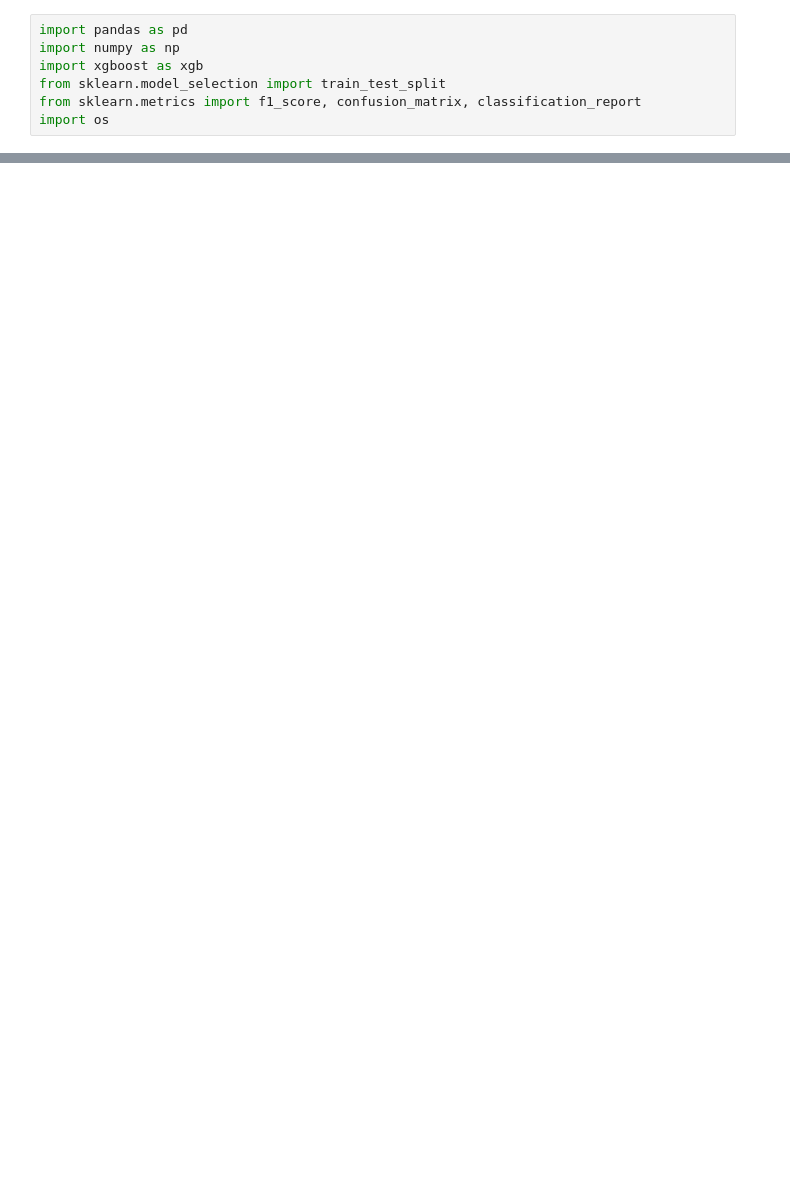
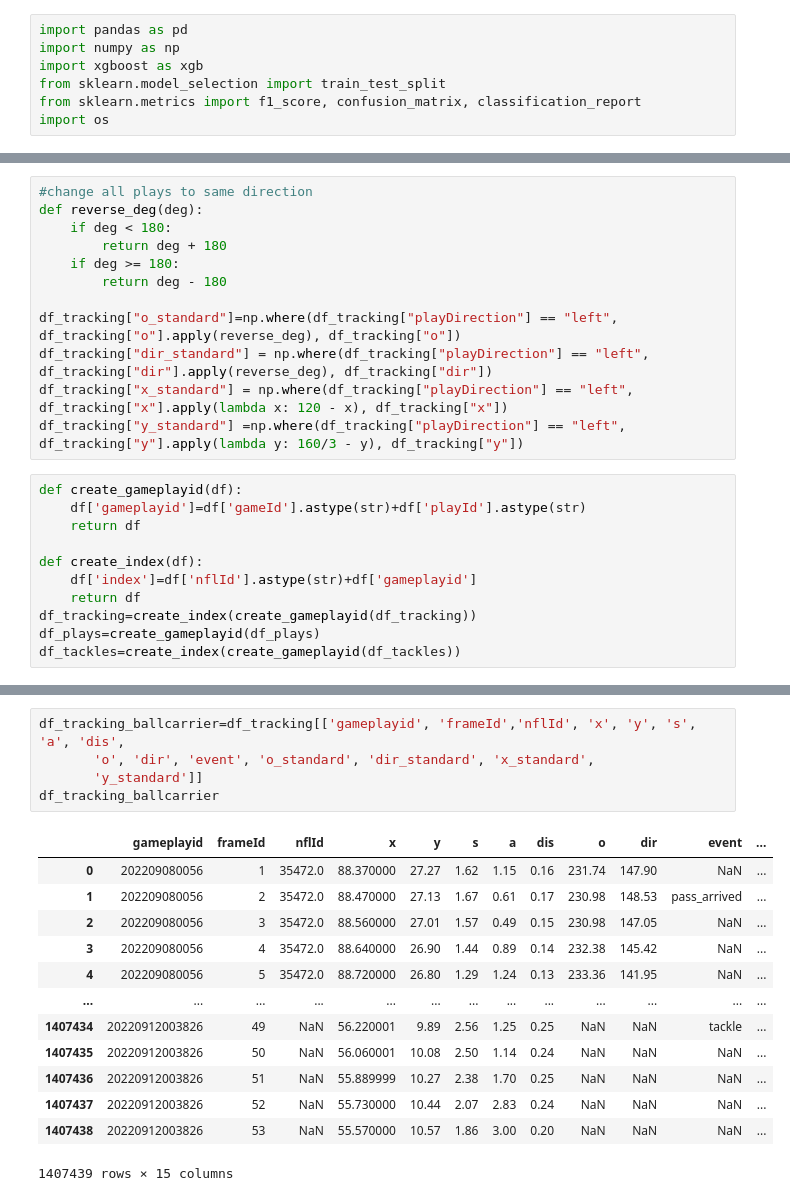
Before and after one commit to DamjanZlatinov/NFL_BDB_2024, a Jupyter notebook: notebooks/tackle_prediction_poc.ipynb, the cells around one changed output, grey strips where cells are left out. Saved outputs shown, nothing was run; the diff lists cells and outputs as text; blank space fills up the shorter version.

```diff
--- a/notebooks/tackle_prediction_poc.ipynb
+++ b/notebooks/tackle_prediction_poc.ipynb
@@ -381,0 +58,23 @@ weighted avg       0.94      0.79      0.84      6482
+# %%
+#change all plays to same direction
+def reverse_deg(deg):
+    if deg < 180:
+        return deg + 180
+    if deg >= 180:
+        return deg - 180
+
+df_tracking["o_standard"]=np.where(df_tracking["playDirection"] == "left", df_tracking["o"].apply(reverse_deg), df_tracking["o"])
+df_tracking["dir_standard"] = np.where(df_tracking["playDirection"] == "left", df_tracking["dir"].apply(reverse_deg), df_tracking["dir"])
+df_tracking["x_standard"] = np.where(df_tracking["playDirection"] == "left", df_tracking["x"].apply(lambda x: 120 - x), df_tracking["x"])
+df_tracking["y_standard"] =np.where(df_tracking["playDirection"] == "left",  df_tracking["y"].apply(lambda y: 160/3 - y), df_tracking["y"])
+# %%
+def create_gameplayid(df):
+    df['gameplayid']=df['gameId'].astype(str)+df['playId'].astype(str)
+    return df
+
+def create_index(df):
+    df['index']=df['nflId'].astype(str)+df['gameplayid']
+    return df
+df_tracking=create_index(create_gameplayid(df_tracking))
+df_plays=create_gameplayid(df_plays)
+df_tackles=create_index(create_gameplayid(df_tackles))
@@ -381,0 +134,19 @@ weighted avg       0.94      0.79      0.84      6482
+# %%
+df_tracking_ballcarrier=df_tracking[['gameplayid', 'frameId','nflId', 'x', 'y', 's', 'a', 'dis',
+       'o', 'dir', 'event', 'o_standard', 'dir_standard', 'x_standard',
+       'y_standard']]
+df_tracking_ballcarrier
+# %% [output]
+|  | gameplayid | frameId | nflId | x | y | s | a | dis | o | dir | event | ... |
+| 0 | 202209080056 | 1 | 35472.0 | 88.370000 | 27.27 | 1.62 | 1.15 | 0.16 | 231.74 | 147.90 | NaN | ... |
+| 1 | 202209080056 | 2 | 35472.0 | 88.470000 | 27.13 | 1.67 | 0.61 | 0.17 | 230.98 | 148.53 | pass_arrived | ... |
+| 2 | 202209080056 | 3 | 35472.0 | 88.560000 | 27.01 | 1.57 | 0.49 | 0.15 | 230.98 | 147.05 | NaN | ... |
+| 3 | 202209080056 | 4 | 35472.0 | 88.640000 | 26.90 | 1.44 | 0.89 | 0.14 | 232.38 | 145.42 | NaN | ... |
+| 4 | 202209080056 | 5 | 35472.0 | 88.720000 | 26.80 | 1.29 | 1.24 | 0.13 | 233.36 | 141.95 | NaN | ... |
+| ... | ... | ... | ... | ... | ... | ... | ... | ... | ... | ... | ... | ... |
+| 1407434 | 20220912003826 | 49 | NaN | 56.220001 | 9.89 | 2.56 | 1.25 | 0.25 | NaN | NaN | tackle | ... |
+| 1407435 | 20220912003826 | 50 | NaN | 56.060001 | 10.08 | 2.50 | 1.14 | 0.24 | NaN | NaN | NaN | ... |
+| 1407436 | 20220912003826 | 51 | NaN | 55.889999 | 10.27 | 2.38 | 1.70 | 0.25 | NaN | NaN | NaN | ... |
+| 1407437 | 20220912003826 | 52 | NaN | 55.730000 | 10.44 | 2.07 | 2.83 | 0.24 | NaN | NaN | NaN | ... |
+| 1407438 | 20220912003826 | 53 | NaN | 55.570000 | 10.57 | 1.86 | 3.00 | 0.20 | NaN | NaN | NaN | ... |
+1407439 rows × 15 columns
```
Also changed, not shown: parts of 41 cells of this notebook.
